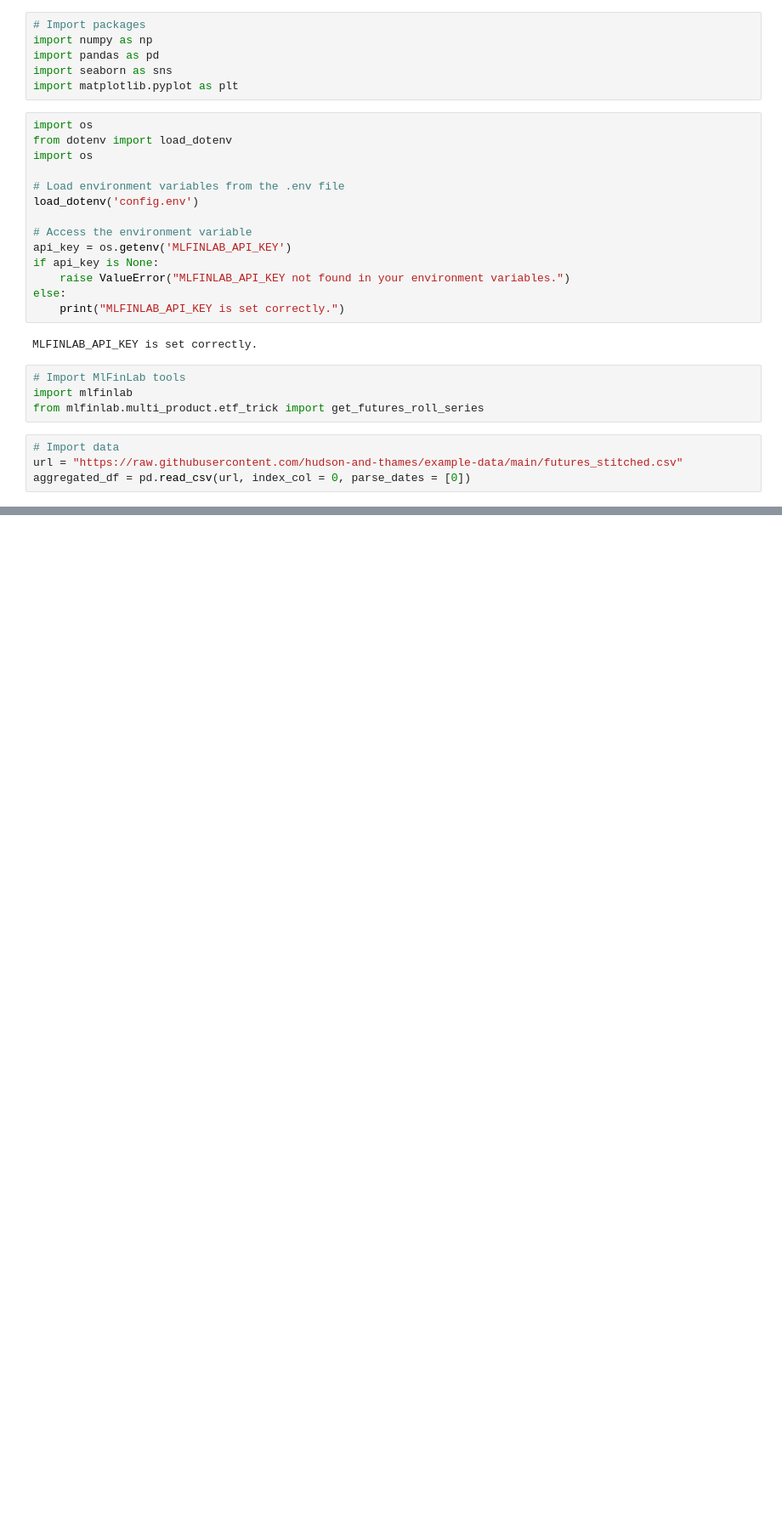
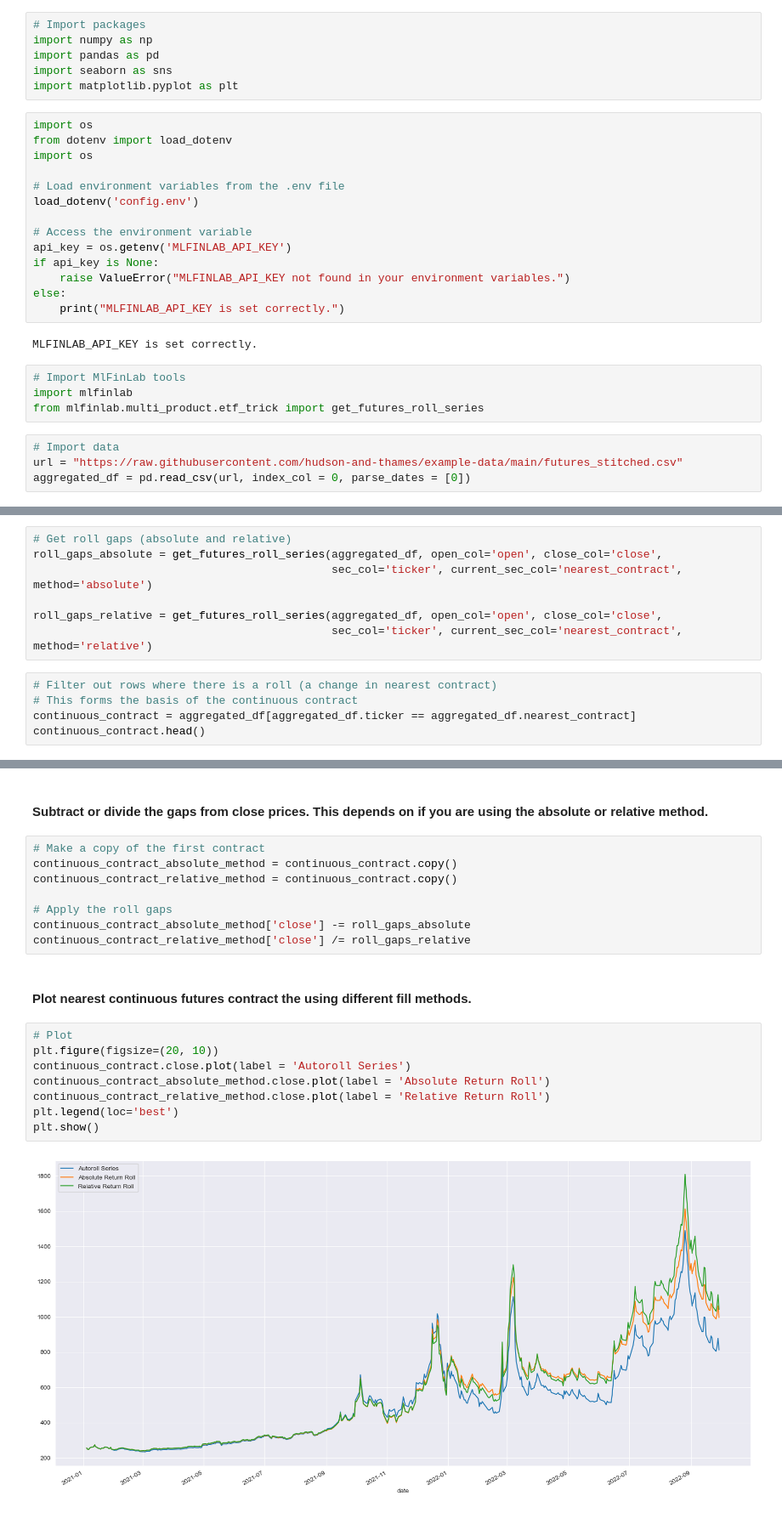
Before and after one commit to RazDwa1923/MFIN_Course, a Jupyter notebook: HW1.ipynb, the cells around one changed output, grey strips where cells are left out. Shown at 85% size. Cells and saved outputs as stored; diff of their text form; blank space fills up the shorter version.

```diff
--- a/HW1.ipynb
+++ b/HW1.ipynb
@@ -47,0 +67,12 @@ aggregated_df
+# %%
+# Get roll gaps (absolute and relative)
+roll_gaps_absolute = get_futures_roll_series(aggregated_df, open_col='open', close_col='close',
+                                             sec_col='ticker', current_sec_col='nearest_contract', method='absolute')
+
+roll_gaps_relative = get_futures_roll_series(aggregated_df, open_col='open', close_col='close',
+                                             sec_col='ticker', current_sec_col='nearest_contract', method='relative')
+# %%
+# Filter out rows where there is a roll (a change in nearest contract)
+# This forms the basis of the continuous contract
+continuous_contract = aggregated_df[aggregated_df.ticker == aggregated_df.nearest_contract]
+continuous_contract.head()
@@ -47,0 +87,22 @@ aggregated_df
+# %% [markdown]
+#### Subtract or divide the gaps from close prices. This depends on if you are using the absolute or relative method.
+# %%
+# Make a copy of the first contract
+continuous_contract_absolute_method = continuous_contract.copy()
+continuous_contract_relative_method = continuous_contract.copy()
+
+# Apply the roll gaps
+continuous_contract_absolute_method['close'] -= roll_gaps_absolute
+continuous_contract_relative_method['close'] /= roll_gaps_relative
+# %% [markdown]
+#### Plot nearest continuous futures contract the using different fill methods.
+# %%
+# Plot
+plt.figure(figsize=(20, 10))
+continuous_contract.close.plot(label = 'Autoroll Series')
+continuous_contract_absolute_method.close.plot(label = 'Absolute Return Roll')
+continuous_contract_relative_method.close.plot(label = 'Relative Return Roll')
+plt.legend(loc='best')
+plt.show()
+# %% [output]
+[figure, added]
```
Also changed, not shown: parts of 5 cells of this notebook.
